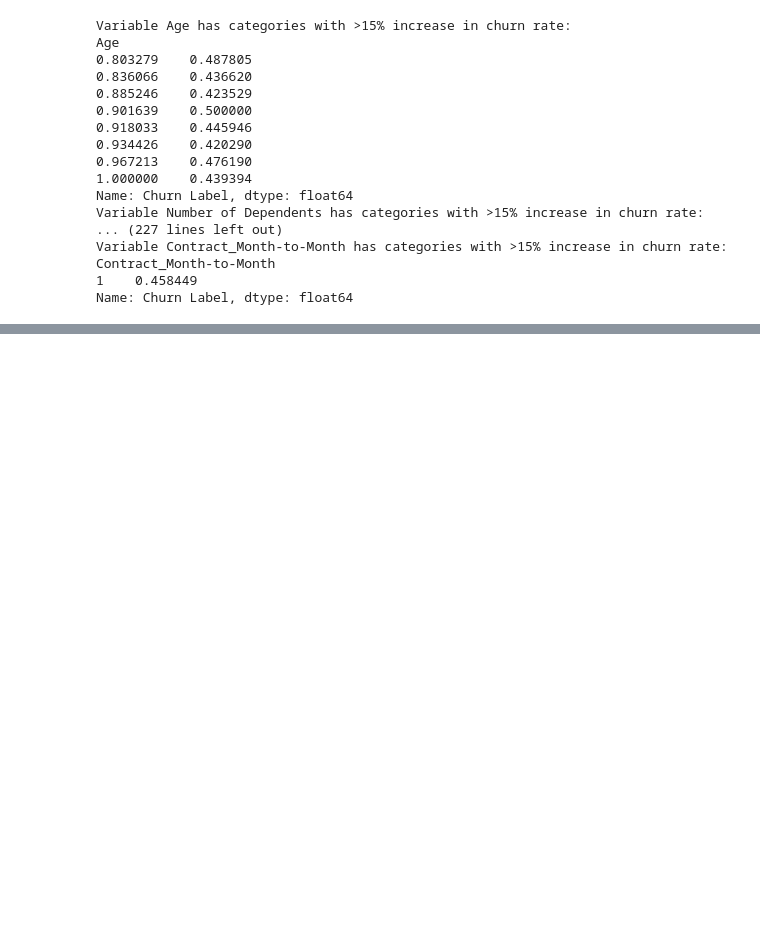
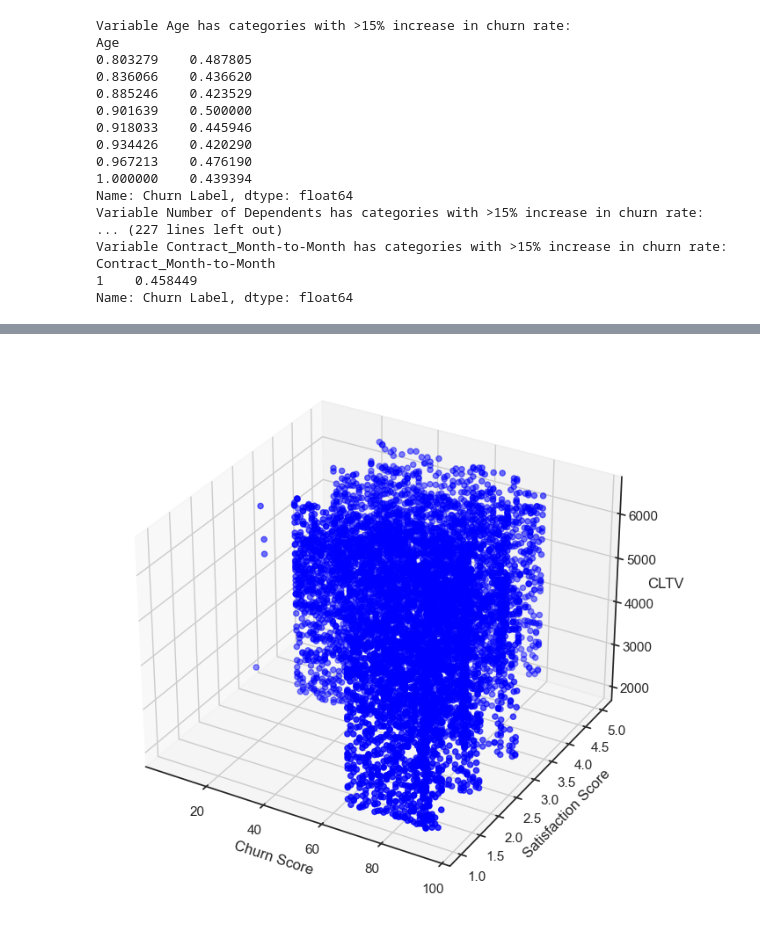
Before and after one commit to sarasustelosantos/bootcamp_group, a Jupyter notebook: 01_data_exploration.ipynb, the cells around one changed output, grey strips where cells are left out. Saved outputs shown, nothing was run; the diff lists cells and outputs as text; code cells hidden in the pictures; blank space fills up the shorter version.

```diff
--- a/01_data_exploration.ipynb
+++ b/01_data_exploration.ipynb
@@ -1483,0 +1493,15 @@ In-house models analysis
+# %%
+from mpl_toolkits.mplot3d import Axes3D
+
+fig = plt.figure(figsize=(10, 8))
+ax = fig.add_subplot(111, projection='3d')
+
+ax.scatter(df['Churn Score'], df['Satisfaction Score'], df['CLTV'], c='blue', marker='o')
+
+ax.set_xlabel('Churn Score')
+ax.set_ylabel('Satisfaction Score')
+ax.set_zlabel('CLTV')
+
+plt.show()
+# %% [output]
+[figure, added]
```
Also changed, not shown: parts of 9 cells of this notebook.
